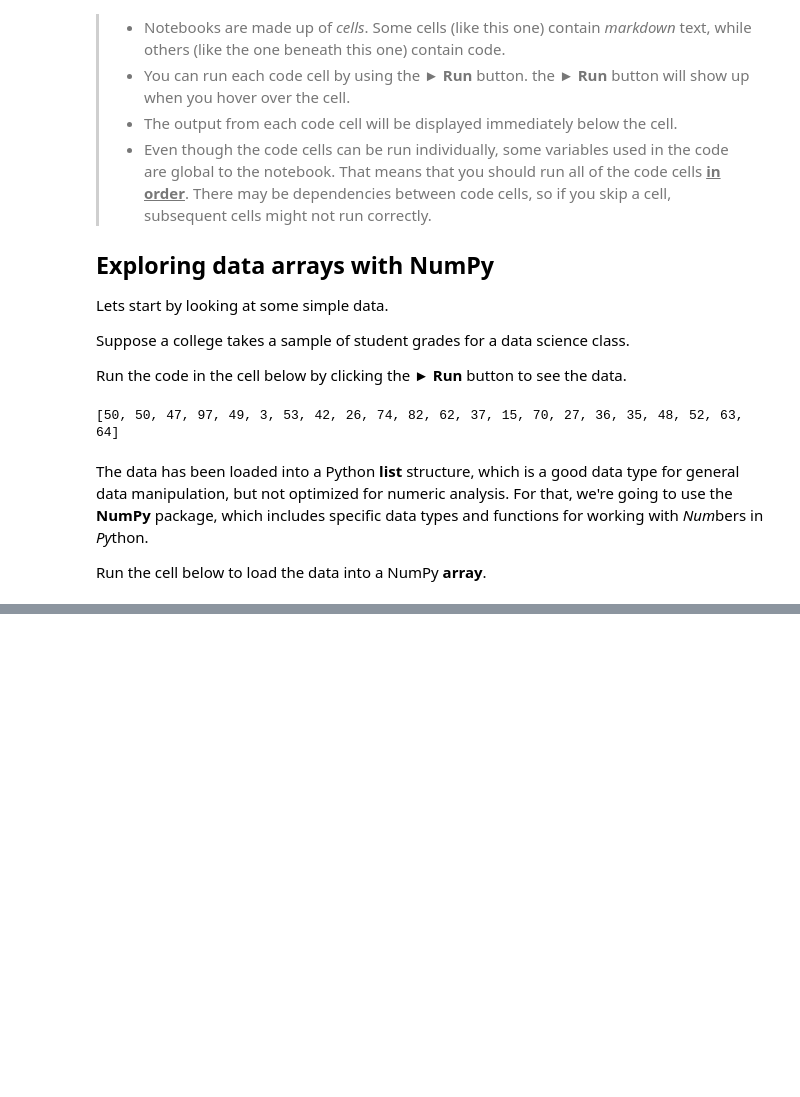
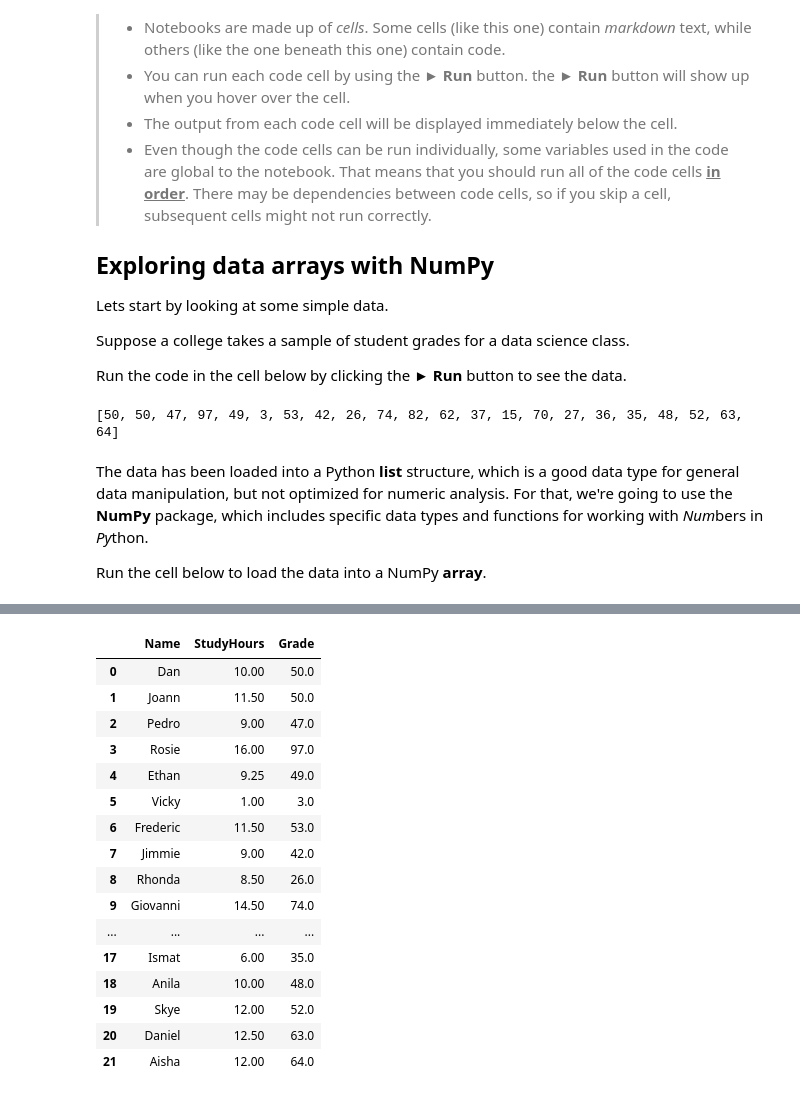
Before and after one commit to rajeev00723/DataScienceProject, a Jupyter notebook: StudentStudyHrs.ipynb, the cells around one changed output, grey strips where cells are left out. Cells and saved outputs as stored; diff of their text form; code cells hidden in the pictures; blank space fills up the shorter version.

```diff
--- a/StudentStudyHrs.ipynb
+++ b/StudentStudyHrs.ipynb
@@ -33,3 +33,8 @@ print(data)
 The data has been loaded into a Python **list** structure, which is a good data type for general data manipulation, but not optimized for numeric analysis. For that, we're going to use the **NumPy** package, which includes specific data types and functions for working with *Num*bers in *Py*thon.
 
 Run the cell below to load the data into a NumPy **array**.
+# %%
+import numpy as np
+
+grades = np.array(data)
+print(grades)
@@ -35,0 +92,10 @@ Run the cell below to load the data into a NumPy **array**.
+# %%
+# Define an array of study hours
+study_hours = [10.0,11.5,9.0,16.0,9.25,1.0,11.5,9.0,8.5,14.5,15.5,
+               13.75,9.0,8.0,15.5,8.0,9.0,6.0,10.0,12.0,12.5,12.0]
+
+# Create a 2D array (an array of arrays)
+student_data = np.array([study_hours, grades])
+
+# display the array
+student_data
@@ -35,0 +142,28 @@ Run the cell below to load the data into a NumPy **array**.
+# %%
+import pandas as pd
+
+df_students = pd.DataFrame({'Name': ['Dan', 'Joann', 'Pedro', 'Rosie', 'Ethan', 'Vicky', 'Frederic', 'Jimmie',
+                                     'Rhonda', 'Giovanni', 'Francesca', 'Rajab', 'Naiyana', 'Kian', 'Jenny',
+                                     'Jakeem','Helena','Ismat','Anila','Skye','Daniel','Aisha'],
+                            'StudyHours':student_data[0],
+                            'Grade':student_data[1]})
+
+df_students
+# %% [output]
+|  | Name | StudyHours | Grade |
+| 0 | Dan | 10.00 | 50.0 |
+| 1 | Joann | 11.50 | 50.0 |
+| 2 | Pedro | 9.00 | 47.0 |
+| 3 | Rosie | 16.00 | 97.0 |
+| 4 | Ethan | 9.25 | 49.0 |
+| 5 | Vicky | 1.00 | 3.0 |
+| 6 | Frederic | 11.50 | 53.0 |
+| 7 | Jimmie | 9.00 | 42.0 |
+| 8 | Rhonda | 8.50 | 26.0 |
+| 9 | Giovanni | 14.50 | 74.0 |
+| ... | ... | ... | ... |
+| 17 | Ismat | 6.00 | 35.0 |
+| 18 | Anila | 10.00 | 48.0 |
+| 19 | Skye | 12.00 | 52.0 |
+| 20 | Daniel | 12.50 | 63.0 |
+| 21 | Aisha | 12.00 | 64.0 |
```
Also changed, not shown: parts of 67 cells of this notebook, 1 other file.
